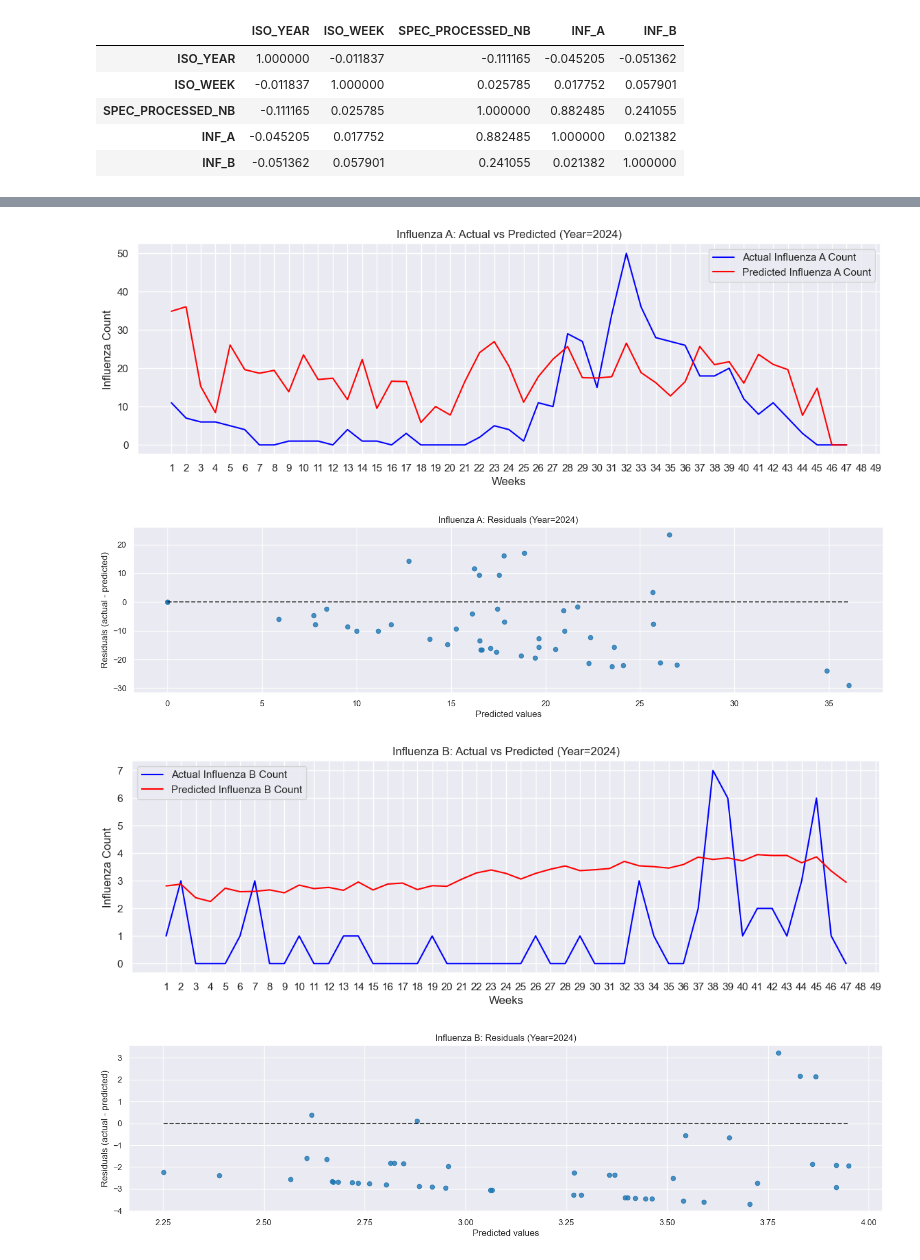
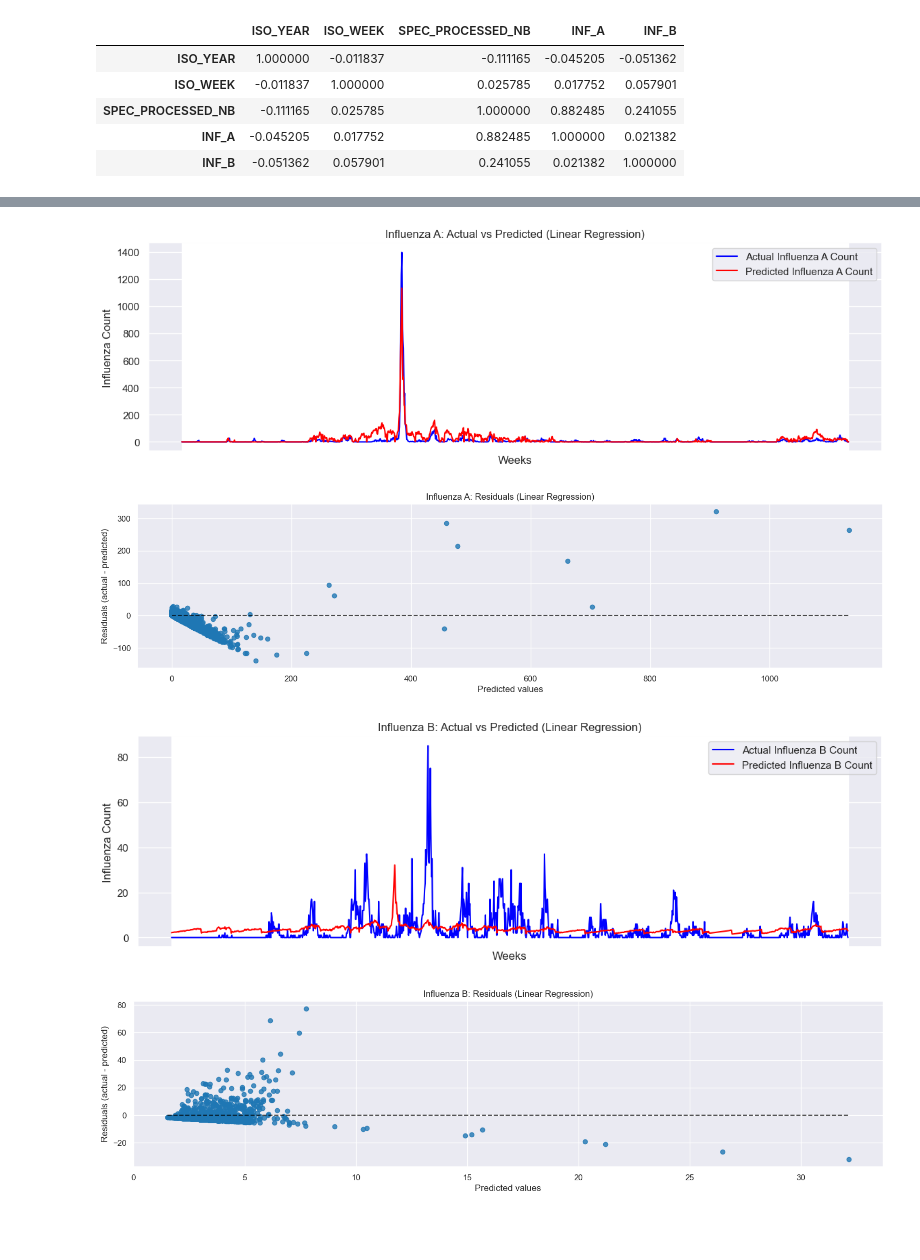
Before and after one commit to Kariellecirunay/CMSC-197, a Jupyter notebook: finals.ipynb, the cells around one changed output, grey strips where cells are left out. Saved outputs shown, nothing was run; the diff lists cells and outputs as text; code cells hidden in the pictures; blank space fills up the shorter version.

```diff
--- a/finals.ipynb
+++ b/finals.ipynb
@@ -38,11 +38,11 @@ def symmetric_mean_absolute_percentage_error(actual, predicted):
 def np_floor(x, decimals=0):
     return np.floor(x * 10**decimals + 0.5) / 10**decimals
 # %%
-def display_results(clf, inf_type="A"):
+def display_results(clf, inf_type="A", model="SVR"):
     column = f"INF_{inf_type}"
 
-    dplot = data[data["ISO_YEAR"] == 2024][["ISO_YEAR","ISO_WEEK","SPEC_PROCESSED_NB",column]]
-    nplot = dplot.drop(column, axis='columns')
+    dplot = data[["ISO_YEAR","ISO_WEEK","SPEC_PROCESSED_NB","ISO_SDATE",column]]
+    nplot = dplot.drop(column, axis='columns').drop("ISO_SDATE", axis='columns')
     columns = nplot.columns
     # scaler
     if type == "A":
@@ -56,13 +56,19 @@ def display_results(clf, inf_type="A"):
         pplot = pd.DataFrame(clf.predict(nplot), columns=[column])
     pplot[pplot < 0] = 0.0
 
-    dplot['ISO_SDATE'] = dplot['ISO_YEAR'].astype(str) + '-' + dplot['ISO_WEEK'].astype(str)
+    # dplot['ISO_SDATE'] = dplot['ISO_YEAR'].astype(str) + '-' + dplot['ISO_WEEK'].astype(str)
 
     plt.figure(figsize=(14, 4))
-    plt.xticks(ticks=range(1, 50), labels=range(1, 50))
-    plt.plot(dplot["ISO_WEEK"], dplot[column], label=f'Actual Influenza {inf_type} Count', color='blue')
-    plt.plot(dplot["ISO_WEEK"], pplot[column], label=f'Predicted Influenza {inf_type} Count', color='red')
-    plt.title(f"Influenza {inf_type}: Actual vs Predicted (Year=2024)")
+    plt.tick_params(
+        axis='x',          # changes apply to the x-axis
+        which='both',      # both major and minor ticks are affected
+        bottom=False,      # ticks along the bottom edge are off
+        top=False,         # ticks along the top edge are off
+        labelbottom=False
+    )
+    plt.plot(dplot["ISO_SDATE"], dplot[column], label=f'Actual Influenza {inf_type} Count', color='blue')
+    plt.plot(dplot["ISO_SDATE"], pplot[column], label=f'Predicted Influenza {inf_type} Count', color='red')
+    plt.title(f"Influenza {inf_type}: Actual vs Predicted ({model})")
     plt.xlabel("Weeks")
     plt.ylabel("Influenza Count")
     plt.legend()
@@ -76,7 +82,7 @@ def display_results(clf, inf_type="A"):
 
     residuals = PredictionErrorDisplay(y_pred=pplot[column], y_true=np.copy(dplot[column]))
     residuals.plot()
-    plt.title(f"Influenza {inf_type}: Residuals (Year=2024)")
+    plt.title(f"Influenza {inf_type}: Residuals ({model})")
     plt.show()
 # %%
 data = pd.read_csv("data.csv")
@@ -177,22 +183,22 @@ display_results(svr_B, "B")
 # %%
 lr_A = LinearRegression(n_jobs=-1)
 
 lr_A.fit(X_train_A, Y_train_A)
 pred = lr_A.predict(X_test_A)
 get_results("Linear Regression", Y_test_A, pred, None)
-display_results(lr_A)
+display_results(lr_A, model="Linear Regression")
 
 
 lr_B = lr_A
 lr_B.fit(X_train_B, Y_train_B)
 pred = lr_B.predict(X_test_B)
 get_results("Linear Regression", Y_test_B, pred, None, results_B)
-display_results(lr_B, "B")
+display_results(lr_B, inf_type="B", model="Linear Regression")
 # %% [output]
-[figure, old version]
+[figure, new version]
-[figure, old version]
+[figure, new version]
-[figure, old version]
+[figure, new version]
-[figure, old version]
+[figure, new version]
 # %%
 param_grid = [
   {'solver': ['lbfgs'], 'alpha': [0.1, 0.01, 0.001], 'hidden_layer_sizes': [(3,2),(3,3),(3,4)]},
```
Also changed, not shown: parts of 10 cells of this notebook.
